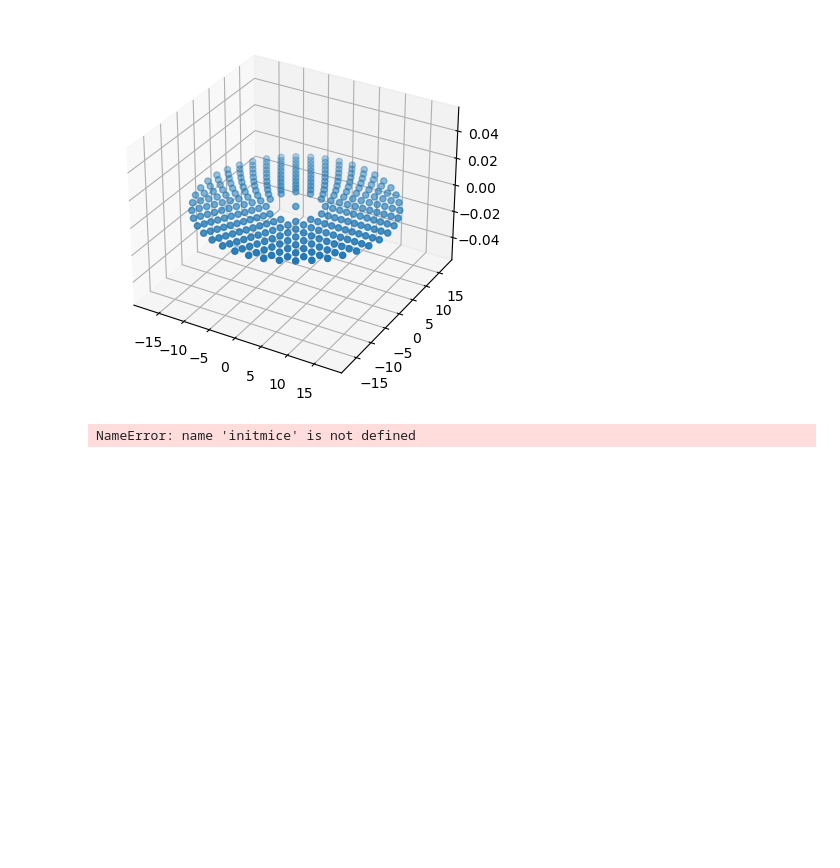
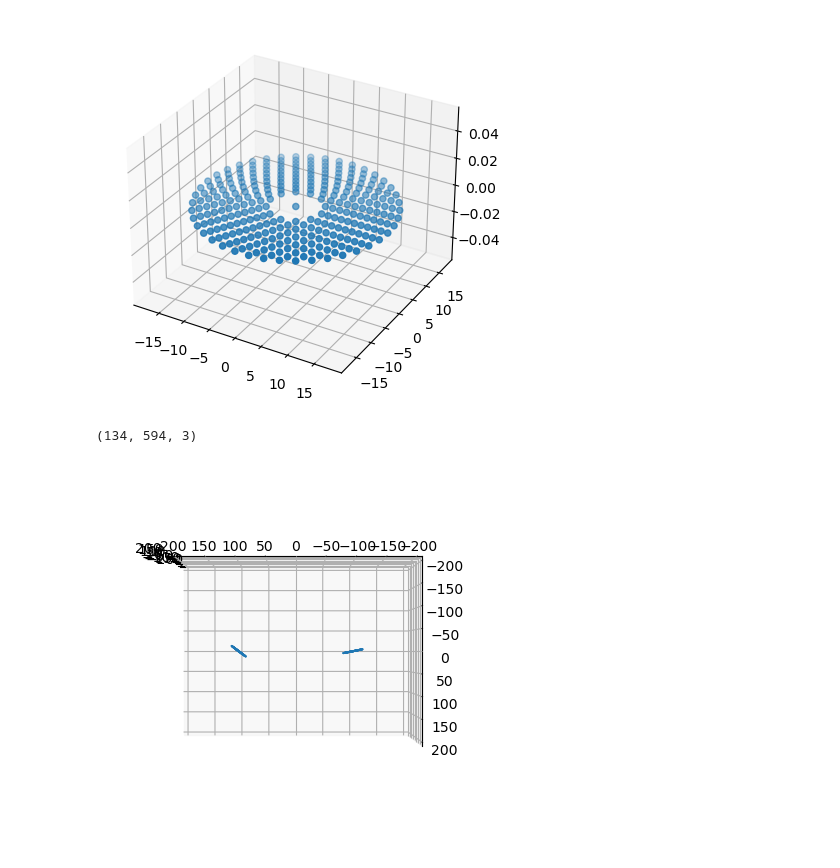
Before and after one commit to TristanCollis/UCSD-Phys141-MiceB, a Jupyter notebook: src/test.ipynb, the cells around one changed output. Saved outputs shown, nothing was run; the diff lists cells and outputs as text; code cells hidden in the pictures; blank space fills up the shorter version.

```diff
--- a/src/test.ipynb
+++ b/src/test.ipynb
@@ -41,27 +42,51 @@ ani.save('singledisk.mp4', fps=30, extra_args=['-vcodec', 'libx264'])
 # %% [output]
 [figure]
 # %%
-pos_m, vel_m, pos_cm, vel_cm = initial.initmice(R_min, mass, 0, 0, 0, iA,  iB, ecc, epsilon)
+pos_m, vel_m, pos_cm, vel_cm = initial.initmice(R_min, mass, 0, 0, 0, iA,  iB, ecc, 12, epsilon)
+
+vel_m *= 1/4 + 1/8 - 1/16
+
+vel_cm[:vel_cm.shape[0]//2] -= vel_m[0]
+vel_cm[vel_cm.shape[0]//2:] -= vel_m[1]
+#vel_m *= 0
+position = np.zeros((num_steps // skip_frames+1, *pos_cm.shape))
+velocity = np.zeros((num_steps // skip_frames+1, *vel_cm.shape))
+position_m = np.zeros((num_steps // skip_frames+1, *pos_m.shape))
+velocity_m = np.zeros((num_steps // skip_frames+1, *vel_m.shape))
+
+position[0] = pos_cm
+velocity[0] = vel_cm
+position_m[0] = pos_m
+velocity_m[0] = vel_m
 
 
-position, velocity, position_m, velocity_m = leapint.leapfrog(pos_cm, vel_cm, pos_m, vel_m, num_steps, dt, np.array([mass, mass]), epsilon=epsilon)
-np.shape(velocity)
+
+for i in range(num_steps//skip_frames):
+    tem_position, tem_velocity, tem_position_m, tem_velocity_m = leapint.leapfrog(position[i], velocity[i], position_m[i], velocity_m[i], skip_frames, dt, np.array([mass, mass]), epsilon=epsilon)
+    position[i+1] = tem_position[-1]
+    velocity[i+1] = tem_velocity[-1]
+    position_m[i+1] = tem_position_m[-1]
+    velocity_m[i+1] = tem_velocity_m[-1]
+
+print(position.shape)
 #print(velocity[0, 0, 0])
 #np.sqrt(velocity[0, 0, 0]**2, velocity[0, 0, 1]**2)
 #np.sqrt(velocity[1000, 0, 0]**2, velocity[1000, 0, 1]**2)
 # %% [output]
-NameError: name 'initmice' is not defined
+(134, 594, 3)
 # %%
 fig = plt.figure()
 
 def animate(i):
     fig.clear()
     ax = fig.add_subplot(projection='3d')
-    ax.set_zlim([-20, 20])
-    ax.set_xlim([-1000, 1000])
-    ax.set_ylim([-120, 120])
-    ax.view_init(elev=90, azim=-90, roll=0)
-    ax.scatter(np.concatenate((position[i], position_m[i]), axis = 0).transpose()[0], np.concatenate((position[i], position_m[i]), axis = 0).transpose()[1], np.concatenate((position[i], position_m[i]), axis = 0).transpose()[2])
+    ax.set_zlim([-200, 200])
+    ax.set_xlim([-200, 200])
+    ax.set_ylim([-200, 200])
+    ax.view_init(elev=-5, azim=-0, roll=180)
+    ax.scatter(np.concatenate((position[i], position_m[i]), axis = 0).transpose()[0], np.concatenate((position[i], position_m[i]), axis = 0).transpose()[1], np.concatenate((position[i], position_m[i]), axis = 0).transpose()[2], s=0.2)
 
-ani = animation.FuncAnimation(fig, animate, frames=range(0, np.shape(position)[0], skip_frames))
+ani = animation.FuncAnimation(fig, animate, frames=range(0, np.shape(position)[0]))
 ani.save('fullsim.mp4', fps=30, extra_args=['-vcodec', 'libx264'])
+# %% [output]
+[figure, added]
```
Also changed, not shown: parts of 2 cells of this notebook.
